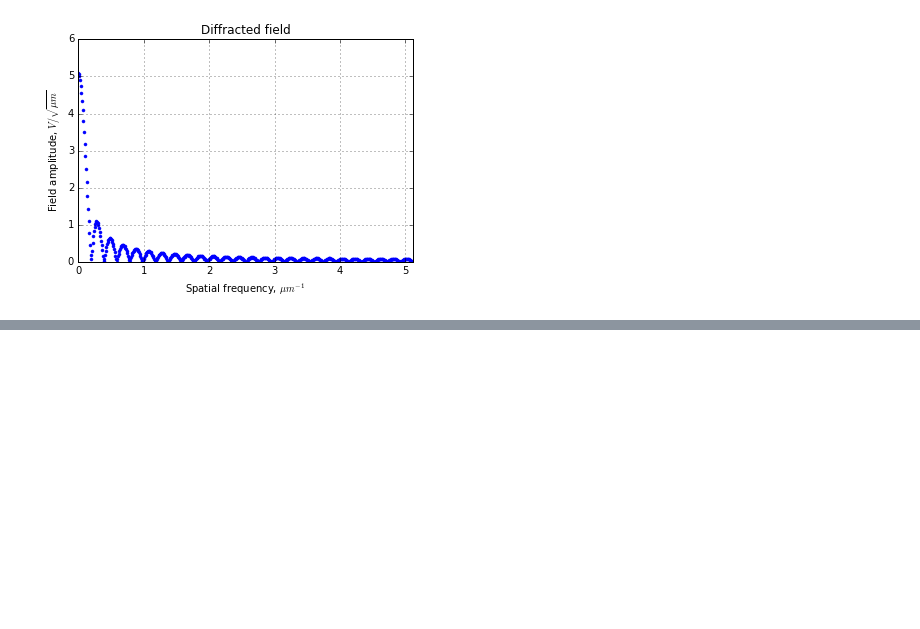
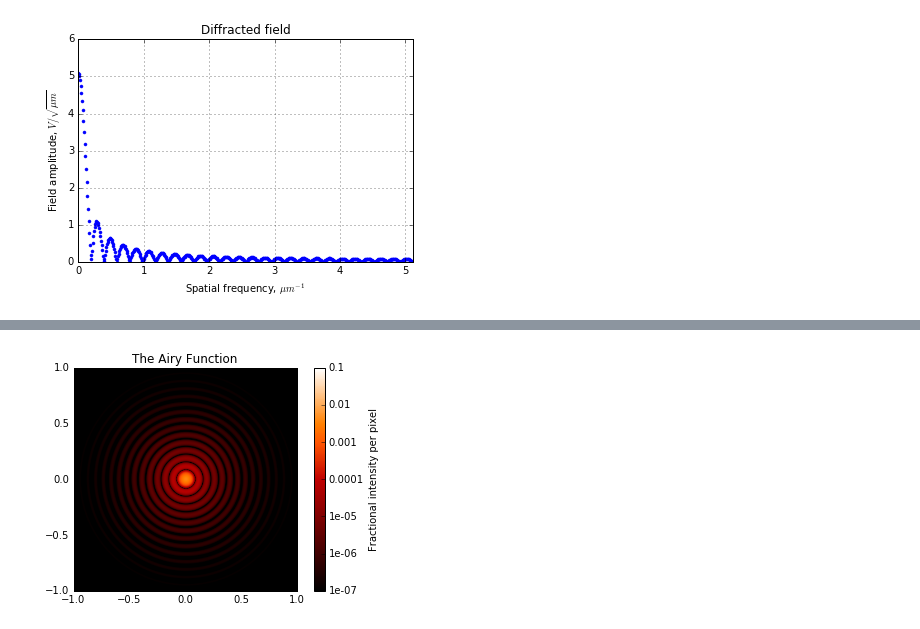
Before and after one commit to hribarjernej89/Numerical-Methods-Advanced-Mathematical-Modelling-1, a Jupyter notebook: CS7030-L6-Diffraction/diffraction.ipynb, the cells around one changed output, grey strips where cells are left out. Cells and saved outputs as stored; diff of their text form; code cells hidden in the pictures; blank space fills up the shorter version.

```diff
--- a/CS7030-L6-Diffraction/diffraction.ipynb
+++ b/CS7030-L6-Diffraction/diffraction.ipynb
@@ -169,0 +142,13 @@ plt.show()
+# %%
+"The easy way of creating airy is using Physical Optics Propagation in PYthon (POPPY) library"
+"Circle"
+
+import poppy
+osys = poppy.OpticalSystem()
+osys.add_pupil(poppy.CircularAperture(radius=3))    # pupil radius in meters
+osys.add_detector(pixelscale=0.010, fov_arcsec=2.0)  # image plane coordinates in arcseconds
+
+psf = osys.calc_psf(2e-6)                            # wavelength in microns
+poppy.display_psf(psf, title='The Airy Function')
+# %% [output]
+[figure, added]
```
Also changed, not shown: parts of 5 cells of this notebook, 3 other files.
